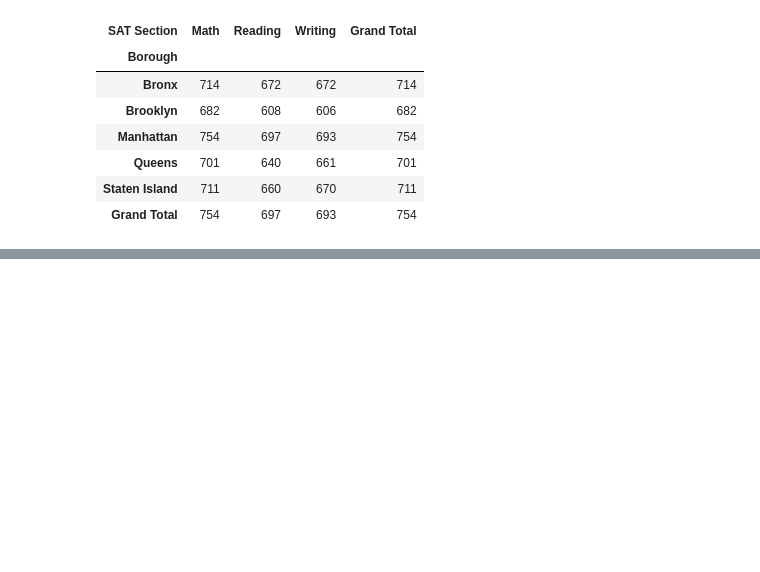
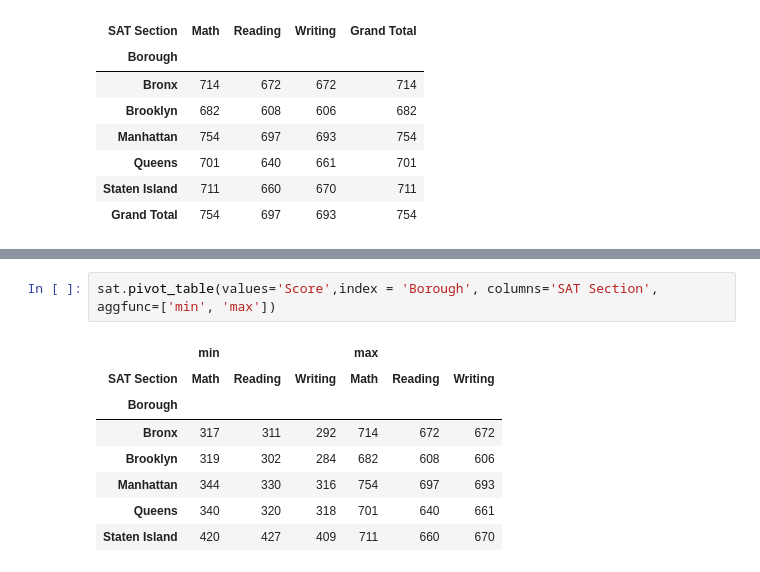
Before and after one commit to jgabunilas/pandas-bootcamp, a Jupyter notebook: Section9_Reshaping_with_Pivots/Section9_Reshaping_with_Pivots.ipynb, the cells around one changed output, grey strips where cells are left out. Drawn from its saved outputs; the diff is of its cells as text; blank space fills up the shorter version.

```diff
--- a/Section9_Reshaping_with_Pivots/Section9_Reshaping_with_Pivots.ipynb
+++ b/Section9_Reshaping_with_Pivots/Section9_Reshaping_with_Pivots.ipynb
@@ -852,0 +967,11 @@ sat.pivot_table(values = 'Score', index = "Borough", columns = "SAT Section", ag
+# %%
+sat.pivot_table(values='Score',index = 'Borough', columns='SAT Section', aggfunc=['min', 'max'])
+# %% [output]
+|  | min |  |  | max |  |  |
+| SAT Section | Math | Reading | Writing | Math | Reading | Writing |
+| Borough |  |  |  |  |  |  |
+| Bronx | 317 | 311 | 292 | 714 | 672 | 672 |
+| Brooklyn | 319 | 302 | 284 | 682 | 608 | 606 |
+| Manhattan | 344 | 330 | 316 | 754 | 697 | 693 |
+| Queens | 340 | 320 | 318 | 701 | 640 | 661 |
+| Staten Island | 420 | 427 | 409 | 711 | 660 | 670 |
```
Also changed, not shown: parts of 35 cells of this notebook, 2 other files.
